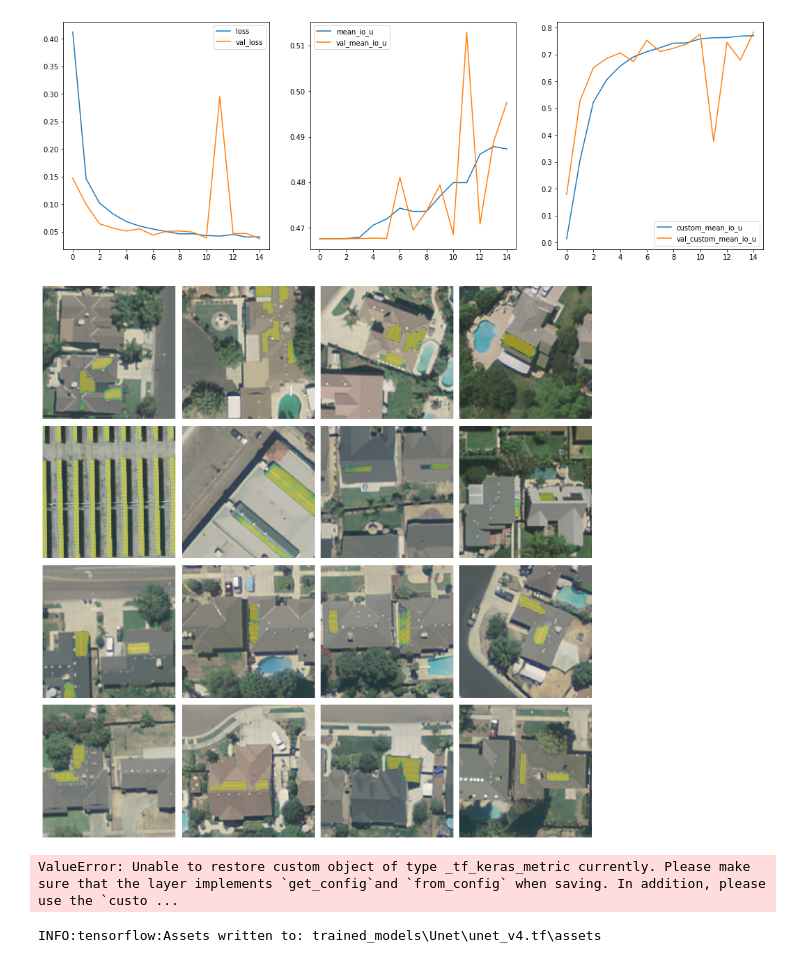
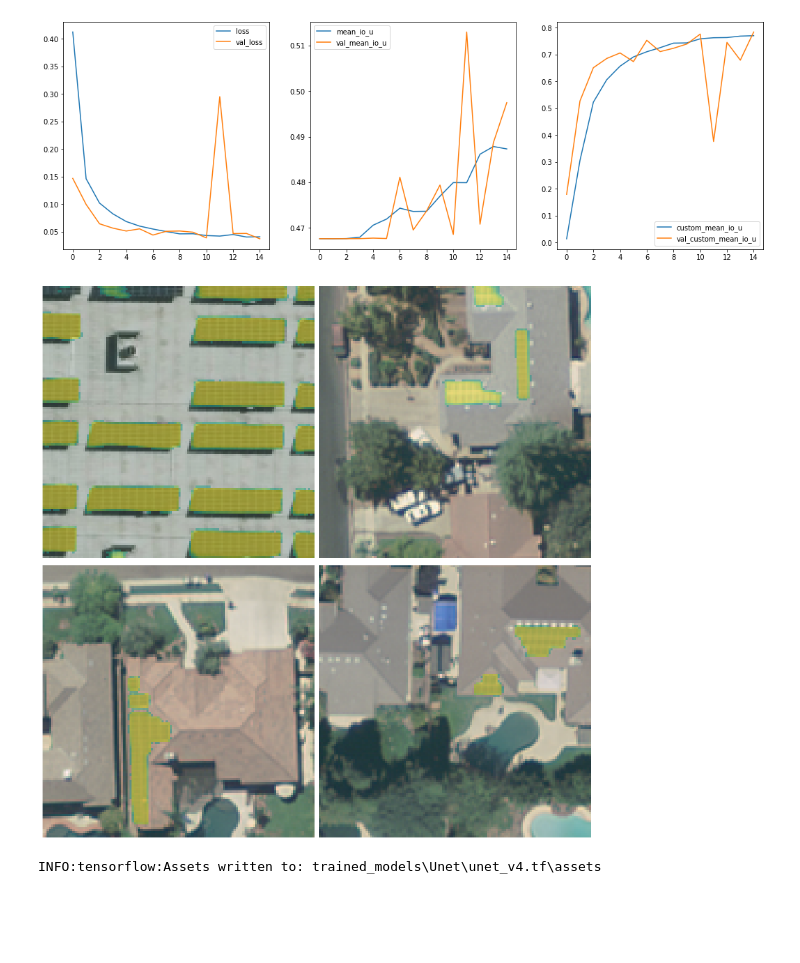
Before and after one commit to A-Stangeland/SolarDetection, a Jupyter notebook: unet_model.ipynb, the cells around one changed output. Drawn from its saved outputs; the diff is of its cells as text; code cells hidden in the pictures; blank space fills up the shorter version.

```diff
--- a/unet_model.ipynb
+++ b/unet_model.ipynb
@@ -15,8 +14,10 @@ tf.config.list_physical_devices('GPU')
 [PhysicalDevice(name='/physical_device:GPU:0', device_type='GPU')]
 # %%
 class IoU:
-    def __init__(self, threshold=.5, name="IoU"):
+    def __init__(self, threshold=.5, name=None):
         self.threshold = threshold
+        if name is None:
+            name = "IoU"
         self.__name__ = name
 
     def __call__(self, y_true, y_pred):
@@ -26,34 +27,10 @@ class IoU:
         union = tf.cast(tf.math.logical_or(a, b), "float32")
         return tf.reduce_sum(inter, axis=[1,2,3]) / tf.reduce_sum(union, axis=[1,2,3])
 
-class DiceBCE:
-    def __init__(self, name=None, smooth=1e-6):
-        self.__name__ = name
-        self.smooth = smooth
-        self.bce_loss = kloss.BinaryCrossentropy()
-
-    def __call__(self, y_true, y_pred):
-        bce = self.bce_loss(y_true, y_pred)
-        intersection = K.sum(K.dot(y_true, y_pred))
-        dice = 1 - (2*intersection + self.smooth) / (K.sum(y_true) + K.sum(y_pred) + self.smooth)
-
 def dice_loss(y_true, y_pred):
-    numerator = 2 * tf.reduce_mean(y_true * y_pred, axis=[1,2,3])
-    denominator = tf.reduce_mean(y_true + y_pred, axis=[1,2,3])
-    return 1 - numerator / denominator
-
-def DiceBCELoss(y_true, y_pred, smooth=1e-6):
-
-    #flatten label and prediction tensors
-    # inputs = K.flatten(inputs)
-    # targets = K.flatten(targets)
-
-    BCE =  (targets, inputs)
-    intersection = K.sum(K.dot(targets, inputs))
-    dice_loss = 1 - (2*intersection + smooth) / (K.sum(targets) + K.sum(inputs) + smooth)
-    Dice_BCE = BCE + dice_loss
-
-    return Dice_BCE
+  numerator = 2 * tf.reduce_mean(y_true * y_pred, axis=[1,2,3])
+  denominator = tf.reduce_mean(y_true + y_pred, axis=[1,2,3])
+  return 1 - numerator / denominator
 # %%
 input_shape = (128, 128, 3)
 
@@ -111,13 +88,13 @@ eval_metrics = [
     km.Recall(name="recall")
 ]
 
-unet.compile(loss=DiceBCELoss, optimizer="rmsprop",
+unet.compile(loss="binary_crossentropy", optimizer="rmsprop",
              metrics=eval_metrics)
 # %%
 import data_generation
 
-train_gen = data_generation.SegmentationDataGenerator("./test_dataset/train")
-test_gen = data_generation.SegmentationDataGenerator("./test_dataset/test")
+train_gen = data_generation.SegmentationDataGenerator("../test_dataset/train")
+test_gen = data_generation.SegmentationDataGenerator("../test_dataset/test")
 # %% [output]
 Found 14896 files.
 Found 4965 files.
@@ -173,21 +165,21 @@ plt.show()
 # %% [output]
 [figure]
 # %%
-X, y = test_gen.__getitem__(6)
+X, y = test_gen.__getitem__(0)
 y_pred = unet.predict(X)
 
-w, h = 4, 4
+w, h = 2, 2
 fig, ax = plt.subplots(h, w, figsize=(12,12))
 
 for i in range(h):
     for j in range(w):
         ax[i,j].imshow(X[w*i+j])
         # ax[i,j].imshow(y[w*i+j,:,:,0], cmap="gray")
         ax[i,j].imshow(np.ma.masked_less(y_pred[w*i+j,:,:,0], .5), vmin=0, vmax=1, alpha=.5)
         # ax[i,j].imshow(y_pred[w*i+j,:,:,0], vmin=0, vmax=1, alpha=.5)
         ax[i,j].axis('off')
 
 plt.tight_layout()
 plt.show()
 # %% [output]
-[figure, old version]
+[figure, new version]
@@ -194,7 +194,5 @@ plt.show()
 # %%
-unet = keras.models.load_model("trained_models/Unet/unet_v4.tf")
+unet = keras.models.load_model("../trained_models/Unet/unet_v4.tf", custom_objects={"IoU":IoU})
-# %% [output]
-ValueError: Unable to restore custom object of type _tf_keras_metric currently. Please make sure that the layer implements `get_config`and `from_config` when saving. In addition, please use the `custo ...
 # %%
 unet.save(r"trained_models\Unet\unet_v4.tf")
 # %% [output]
```
Also changed, not shown: parts of 6 cells of this notebook, 7 other files.
